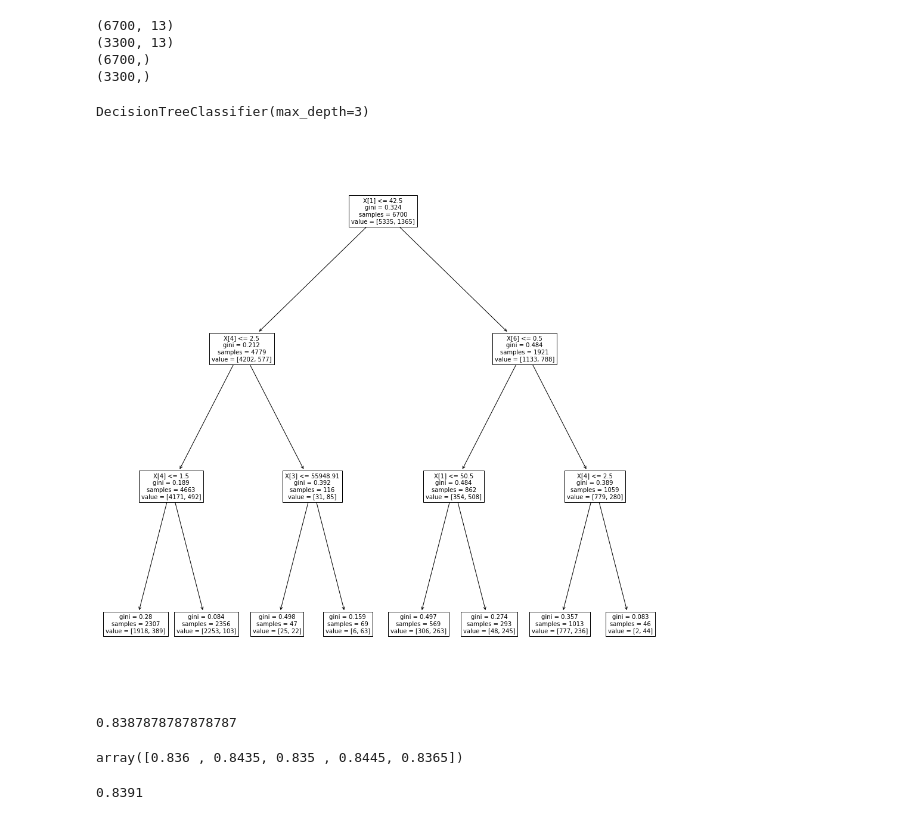
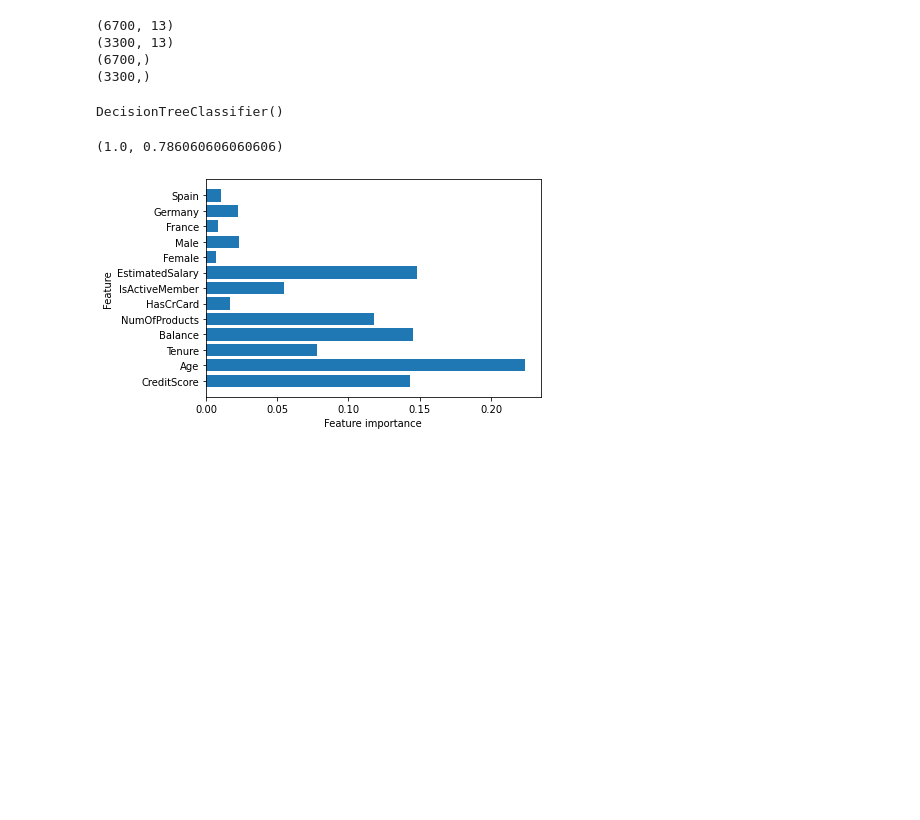
Before and after one commit to prasetyatf/MachineLearning_SupervisedLearning, a Jupyter notebook: churn.ipynb, the cells around one changed output. Cells and saved outputs as stored; diff of their text form; code cells hidden in the pictures; blank space fills up the shorter version.

Commit message:
add param tuning, but the tree lol, need evaluation metrices

```diff
--- a/churn.ipynb
+++ b/churn.ipynb
@@ -145,23 +146,28 @@ print(y_test.shape)
 (6700,)
 (3300,)
 # %%
-model = DecisionTreeClassifier(max_depth=3) #soon parameter tunning. by default, its gini impurity
+model = DecisionTreeClassifier() #soon parameter tunning. by default, its gini impurity
 model.fit(x_train, y_train)
 # %% [output]
-DecisionTreeClassifier(max_depth=3)
+DecisionTreeClassifier()
 # %%
-# visualize tree
-import matplotlib.pyplot as plt
-from sklearn import tree
+model.score(x_train, y_train), model.score(x_test, y_test)
+# %% [output]
+(1.0, 0.786060606060606)
-# %%
-plt.subplots(figsize=(17,17))
-tree.plot_tree(model, fontsize=10)
-plt.show()
-# %% [output]
-[figure, old version]
+# %%
+#features importance
+#1 = perfectly predicts the target, 0 = not used at all
+def plot_feature_importances_cancer(inp):
+    n_features = x.shape[1]
+    plt.barh(range(n_features), inp.feature_importances_, align='center')
+    plt.yticks(np.arange(n_features), x)
+    plt.xlabel("Feature importance")
+    plt.ylabel("Feature")
+
+plot_feature_importances_cancer(model)
+# %% [output]
+[figure, added]
 # %%
-from sklearn.metrics import accuracy_score
-y_pred = model.predict(x_test)
-accuracy_score(y_test, y_pred)
+#from sklearn.metrics import accuracy_score
+#y_pred = model.predict(x_test)
+#accuracy_score(y_test, y_pred)
-# %% [output]
-0.8387878787878787
@@ -171,11 +174,2 @@ from sklearn.model_selection import cross_val_score
-# %%
-cv = cross_val_score(model, x, y, cv=5)
-cv
-# %% [output]
-array([0.836 , 0.8435, 0.835 , 0.8445, 0.8365])
-# %%
-cv.mean()
-# %% [output]
-0.8391
 # %%
 # model evaluation
```
Also changed, not shown: parts of 11 cells of this notebook.
